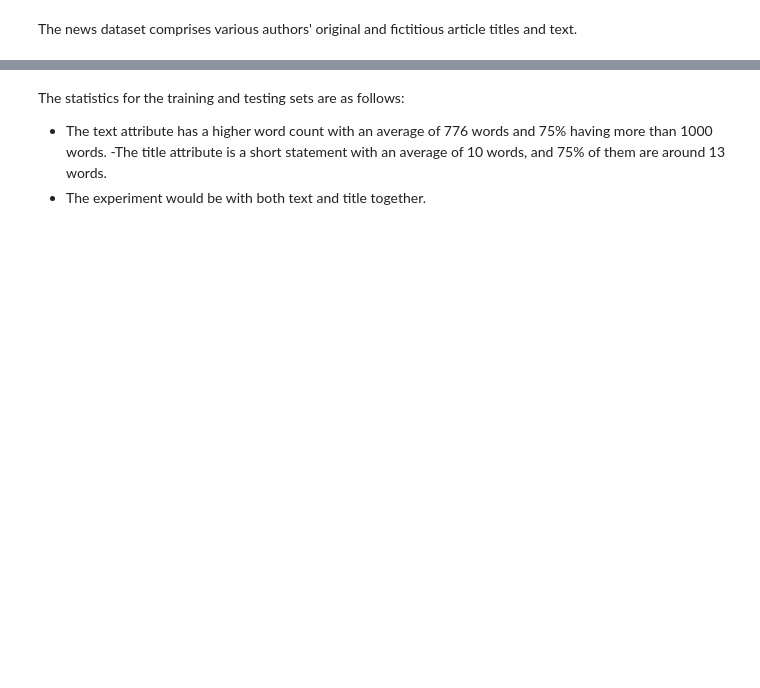
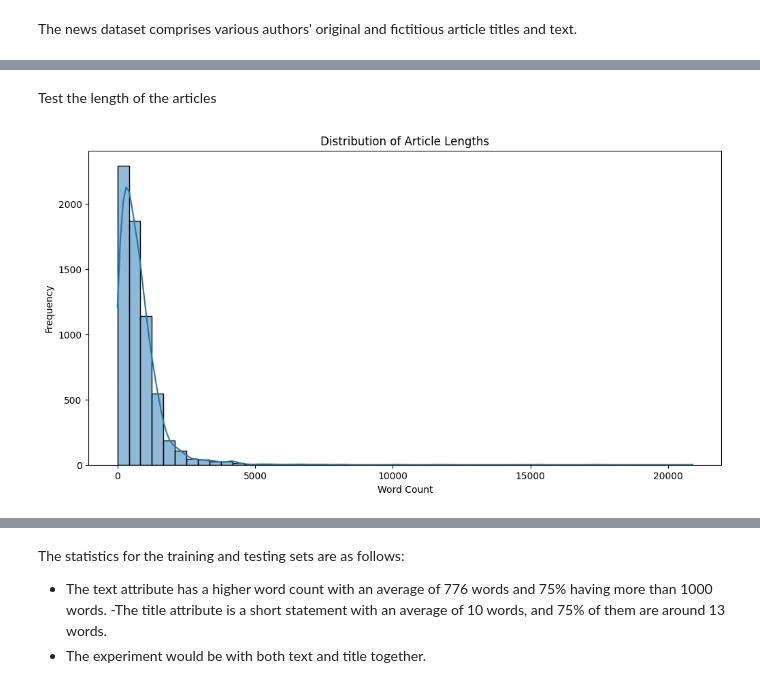
Before and after one commit to kyle-kyhu/ds_project, a Jupyter notebook: news_analysis.ipynb, the cells around one changed output, grey strips where cells are left out. Saved outputs shown, nothing was run; the diff lists cells and outputs as text; code cells hidden in the pictures; blank space fills up the shorter version.

```diff
--- a/news_analysis.ipynb
+++ b/news_analysis.ipynb
@@ -39,0 +89,12 @@ title_length.describe()
+# %% [markdown]
+Test the length of the articles
+# %%
+# Distribution of Article Lengths
+plt.figure(figsize=(12, 6))
+sns.histplot(txt_length, bins=50, kde=True)
+plt.title('Distribution of Article Lengths')
+plt.xlabel('Word Count')
+plt.ylabel('Frequency')
+plt.show()
+# %% [output]
+[figure, added]
```
Also changed, not shown: parts of 20 cells of this notebook, 1 other file.
